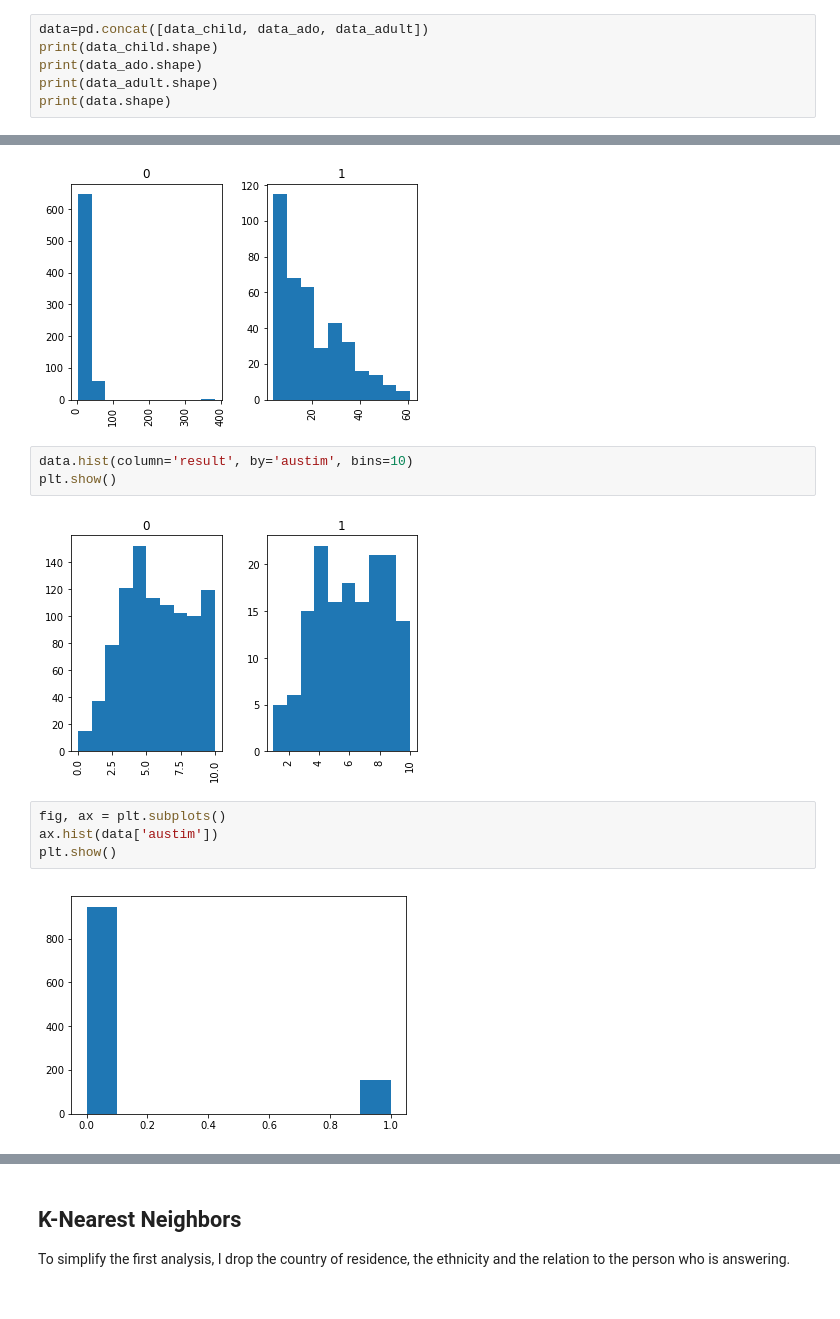
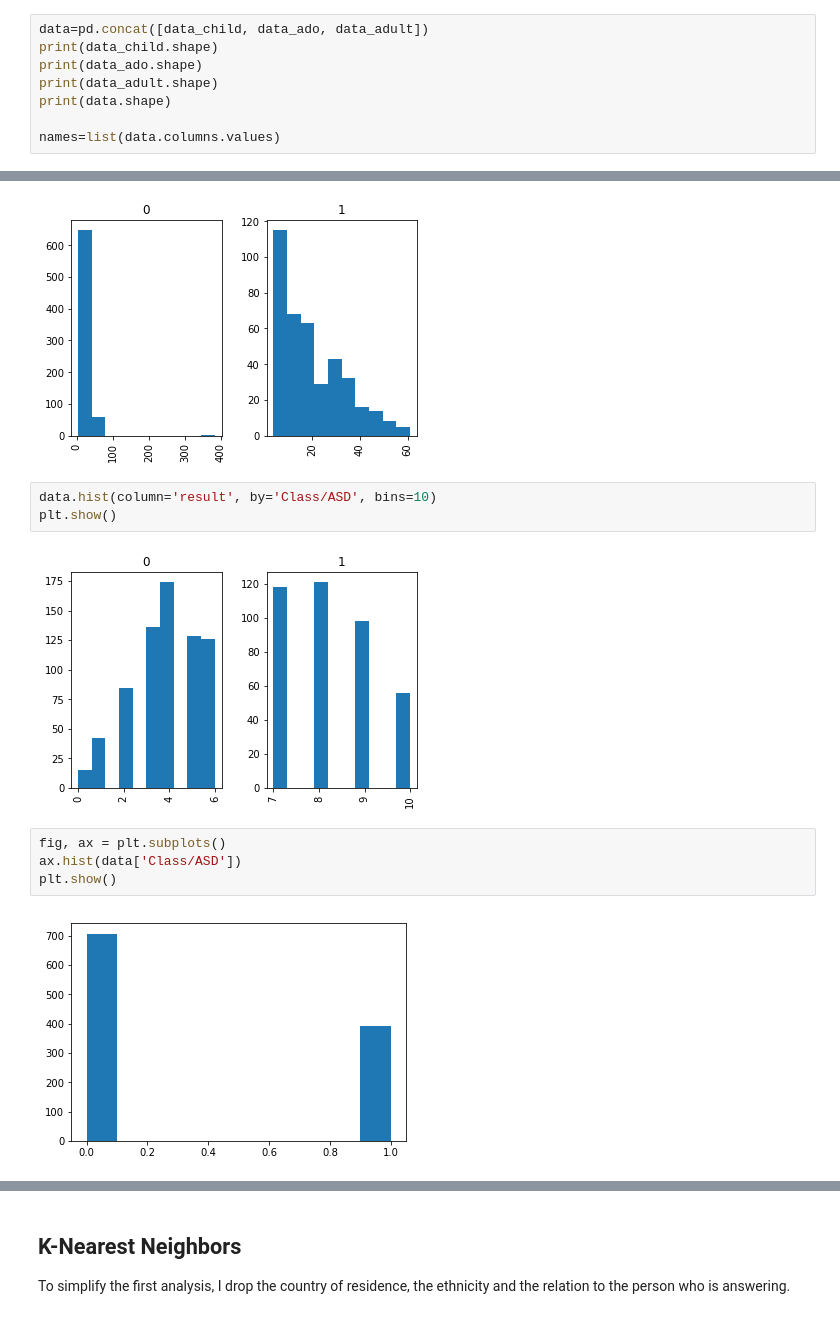
Before and after one commit to clempichon/PCBS_autism, a Jupyter notebook: project.ipynb, the cells around one changed output, grey strips where cells are left out. Cells and saved outputs as stored; diff of their text form.

```diff
--- a/project.ipynb
+++ b/project.ipynb
@@ -75,6 +81,8 @@ print(data_child.shape)
 print(data_ado.shape)
 print(data_adult.shape)
 print(data.shape)
+
+names=list(data.columns.values)
 # %% [output]
 (292, 21)
 (104, 21)
@@ -165,13 +173,13 @@ for name in numeric:
 [figure]
 [figure]
 # %%
-data.hist(column='result', by='austim', bins=10)
+data.hist(column='result', by='Class/ASD', bins=10)
 plt.show()
 # %% [output]
-[figure, old version]
+[figure, new version]
 # %%
 fig, ax = plt.subplots()
-ax.hist(data['austim'])
+ax.hist(data['Class/ASD'])
 plt.show()
 # %% [output]
-[figure, old version]
+[figure, new version]
```
Also changed, not shown: parts of 10 cells of this notebook.
